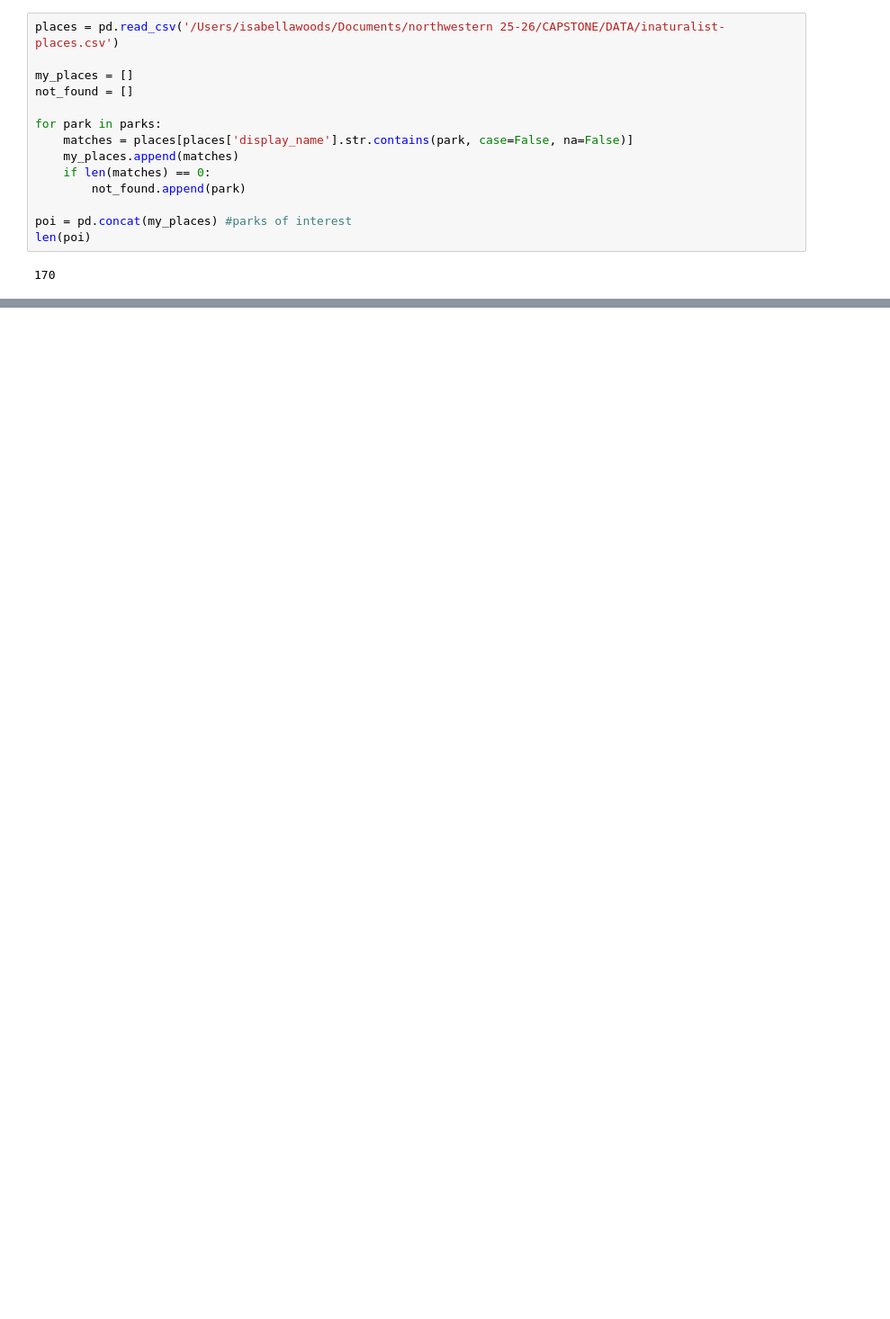
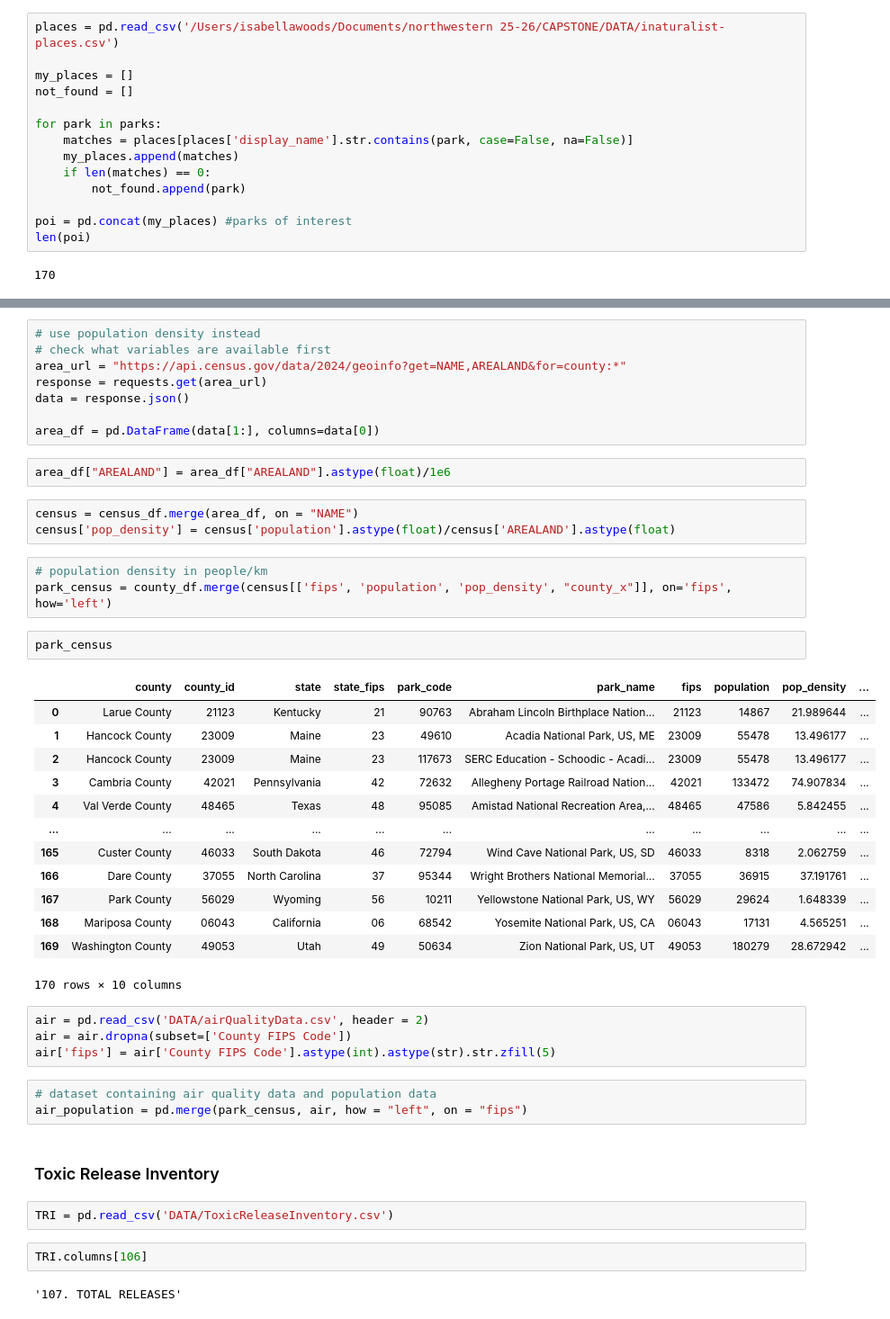
Before and after one commit to isabellagwoods/NPS_Biodiversity_Capstone, a Jupyter notebook: EDA.ipynb, the cells around one changed output, grey strips where cells are left out. Shown at 90% size. Saved outputs shown, nothing was run; the diff lists cells and outputs as text; blank space fills up the shorter version.

```diff
--- a/EDA.ipynb
+++ b/EDA.ipynb
@@ -534,0 +1427,47 @@ print(f'Total records: {len(iNaturalist)}')
+# %%
+# use population density instead
+# check what variables are available first
+area_url = "https://api.census.gov/data/2024/geoinfo?get=NAME,AREALAND&for=county:*"
+response = requests.get(area_url)
+data = response.json()
+
+area_df = pd.DataFrame(data[1:], columns=data[0])
+# %%
+area_df["AREALAND"] = area_df["AREALAND"].astype(float)/1e6
+# %%
+census = census_df.merge(area_df, on = "NAME")
+census['pop_density'] = census['population'].astype(float)/census['AREALAND'].astype(float)
+# %%
+# population density in people/km
+park_census = county_df.merge(census[['fips', 'population', 'pop_density', "county_x"]], on='fips', how='left')
+# %%
+park_census
+# %% [output]
+|  | county | county_id | state | state_fips | park_code | park_name | fips | population | pop_density | ... |
+| 0 | Larue County | 21123 | Kentucky | 21 | 90763 | Abraham Lincoln Birthplace Nation... | 21123 | 14867 | 21.989644 | ... |
+| 1 | Hancock County | 23009 | Maine | 23 | 49610 | Acadia National Park, US, ME | 23009 | 55478 | 13.496177 | ... |
+| 2 | Hancock County | 23009 | Maine | 23 | 117673 | SERC Education - Schoodic - Acadi... | 23009 | 55478 | 13.496177 | ... |
+| 3 | Cambria County | 42021 | Pennsylvania | 42 | 72632 | Allegheny Portage Railroad Nation... | 42021 | 133472 | 74.907834 | ... |
+| 4 | Val Verde County | 48465 | Texas | 48 | 95085 | Amistad National Recreation Area,... | 48465 | 47586 | 5.842455 | ... |
+| ... | ... | ... | ... | ... | ... | ... | ... | ... | ... | ... |
+| 165 | Custer County | 46033 | South Dakota | 46 | 72794 | Wind Cave National Park, US, SD | 46033 | 8318 | 2.062759 | ... |
+| 166 | Dare County | 37055 | North Carolina | 37 | 95344 | Wright Brothers National Memorial... | 37055 | 36915 | 37.191761 | ... |
+| 167 | Park County | 56029 | Wyoming | 56 | 10211 | Yellowstone National Park, US, WY | 56029 | 29624 | 1.648339 | ... |
+| 168 | Mariposa County | 06043 | California | 06 | 68542 | Yosemite National Park, US, CA | 06043 | 17131 | 4.565251 | ... |
+| 169 | Washington County | 49053 | Utah | 49 | 50634 | Zion National Park, US, UT | 49053 | 180279 | 28.672942 | ... |
+170 rows × 10 columns
+# %%
+air = pd.read_csv('DATA/airQualityData.csv', header = 2)
+air = air.dropna(subset=['County FIPS Code'])
+air['fips'] = air['County FIPS Code'].astype(int).astype(str).str.zfill(5)
+# %%
+# dataset containing air quality data and population data
+air_population = pd.merge(park_census, air, how = "left", on = "fips")
+# %% [markdown]
+### Toxic Release Inventory
+# %%
+TRI = pd.read_csv('DATA/ToxicReleaseInventory.csv')
+# %%
+TRI.columns[106]
+# %% [output]
+'107. TOTAL RELEASES'
```
Also changed, not shown: parts of 88 cells of this notebook.
